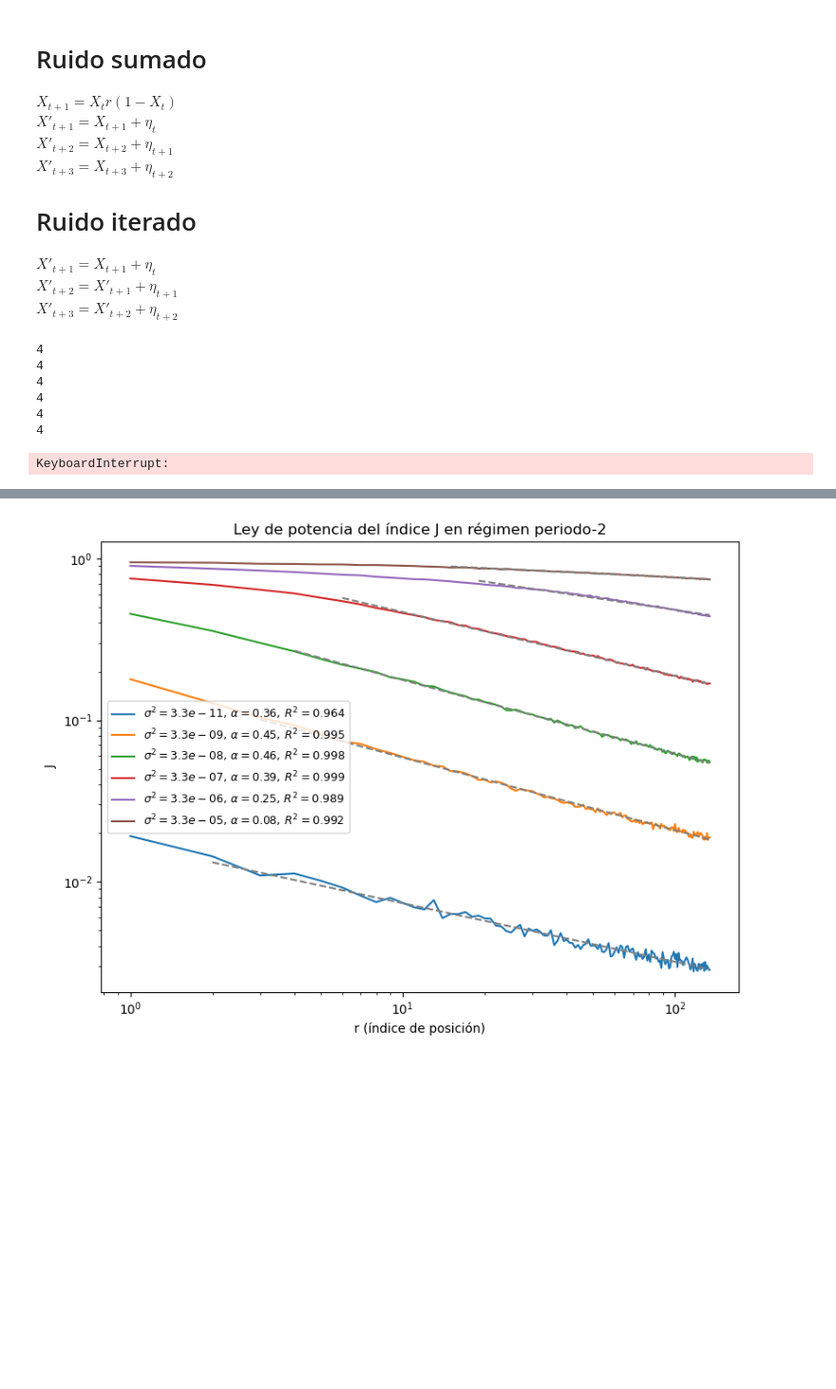
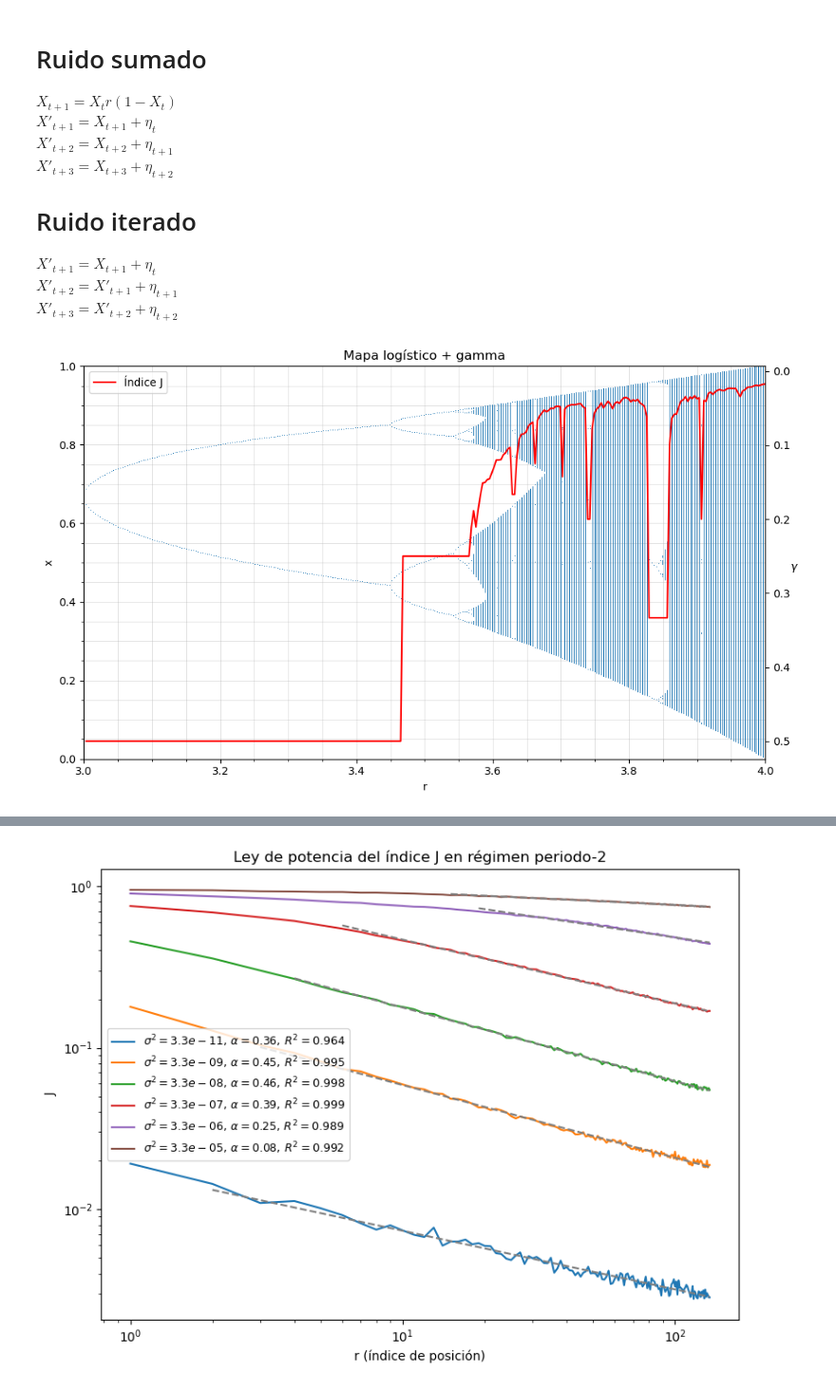
Before and after one commit to EduardoGarcia528/Tesis, a Jupyter notebook: logistic_map/_main_Logistico.ipynb, the cells around one changed output, grey strips where cells are left out. Shown at 95% size. Saved outputs shown, nothing was run; the diff lists cells and outputs as text; code cells hidden in the pictures; blank space fills up the shorter version.

```diff
--- a/logistic_map/_main_Logistico.ipynb
+++ b/logistic_map/_main_Logistico.ipynb
@@ -1531,7 +1531,7 @@ $X'_{t+3} = X'_{t+2} + \eta_{t+2} $
 import numpy as np
 import matplotlib.pyplot as plt
 from funciones import indice_J, permutation_entropy, angulos_alpha, entropia_shannon
-from gamma import gamma_index_jacobs
+from gamma_4 import gamma_index_jacobs
 
 def logistic_map(r, x):
     return r * x * (1 - x)
@@ -1546,6 +1546,8 @@ def ruido_uniforme(size, var):
 def bifurcacion_con_J(
     r_min=3.0,
     r_max=4.0,
+    max_gamma=4,
+    mu=20,
     resolucion_r=300,
     longitud_serie=2000,
     iter_descartar=4000,
@@ -1558,6 +1560,7 @@ def bifurcacion_con_J(
 
     r_vals_J = []
     J_vals = []
+    gammas = np.zeros((max_gamma ,resolucion_r))
 
     for r in np.linspace(r_min, r_max, resolucion_r):
         if r == 3.0:
@@ -1592,10 +1595,12 @@ def bifurcacion_con_J(
         # J = permutation_entropy(serie, m=5)
         # angulos = angulos_alpha(serie,False)
         # J = entropia_shannon(angulos,False)
-        _, J = gamma_index_jacobs(serie,3,2)
+        C, J = gamma_index_jacobs(serie,max_gamma,mu)
         r_vals_J.append(r)
-        J_vals.append(J[0])
-    # J_vals = np.mean(np.load(f'data/ruidos_promedios/J_por_ruido_{str(var_ruido)}.npy'),axis = 0)
+        J_vals.append(C[-1])
+        # J_vals.append(np.sum(J))
+        gammas[:,np.where(np.linspace(r_min, r_max, resolucion_r) == r)[0][0]] = J
+    # J_vals = np.mean(np.load(f'data/ruidos_promedios/J_por_ruido_{str(var_ruido)}.npy'),axis = 0
 
     if graficar:
         fig, ax1 = plt.subplots(figsize=(10, 6))
@@ -1606,41 +1611,59 @@ def bifurcacion_con_J(
         ax1.set_ylabel('x')
         ax1.set_xlim(r_min, r_max)
         ax1.set_ylim(0, 1)
 
+
+        fig.tight_layout()
+        major_ticks_x = np.linspace(3, 4, 6)  # 0.0, 0.2, ..., 1.0
+        minor_ticks_x = np.linspace(3, 4, 21)  # Ticks secundarios
+
+        major_ticks_y = np.linspace(0, 1, 6)  # -1, -0.5, 0, 0.5, 1.0
+        minor_ticks_y = np.linspace(0, 1, 21)  # Ticks secundarios
+
+        # Configurar los ticks del eje X
+        plt.xticks(major_ticks_x)  # Solo etiquetar los ticks principales
+        plt.gca().set_xticks(minor_ticks_x, minor=True)  # Agregar ticks menores sin etiquetas
+
+        # Configurar los ticks del eje Y
+        plt.yticks(major_ticks_y)  # Solo etiquetar los ticks principales
+        plt.gca().set_yticks(minor_ticks_y, minor=True)  # Agregar ticks menores sin etiquetas
+
+        # Activar la cuadrícula
+        plt.grid(which='major', linestyle='-', linewidth=0.5, alpha=0.5)  # Para ticks principales
+        plt.grid(which='minor', linestyle='-', linewidth=0.5, alpha=0.5)  # Para ticks secundarios
+
+
         # Índice J
         ax2 = ax1.twinx()
+        ax2.invert_yaxis()
         ax2.plot(r_vals_J, J_vals, color='red', lw=1.5, label='Índice J')
-        ax2.set_ylabel('PE', rotation= 360)
+        ax2.set_ylabel(r'$\gamma$', rotation= 360)
         # ax2.set_yscale('log')
         # ax2.set_xscale('log')
         ax2.tick_params(axis='y')
 
         ax2.legend(loc='upper left')
         plt.title(
-            f"Mapa logístico + PE (m = 5, tau = 1)"
+            f"Mapa logístico + gamma"
             # f"Ruido {tipo_ruido}, varianza = {var_ruido}"
         )
 
         plt.tight_layout()
         plt.show()
 
     return np.array(r_vals_J), np.array(J_vals), np.array(r_vals_plot), np.array(x_vals_plot)
 
 
 r_J, J, r_bif, x_bif = bifurcacion_con_J(
     r_min=3.0,
     r_max=4.0,
+    max_gamma=4,
+    mu=3,
     resolucion_r=300,
-    longitud_serie=5000,
+    longitud_serie=50_000,
     iter_descartar=1000,
-    var_ruido=1e-07,
+    var_ruido=1e-04,
     tipo_ruido="no",  # o "aditivo"
     graficar=True)
 # %% [output]
-4
-4
-4
-4
-4
-4
-KeyboardInterrupt:
+[figure, added]
```
Also changed, not shown: parts of 3 cells of this notebook, 40 other files.
